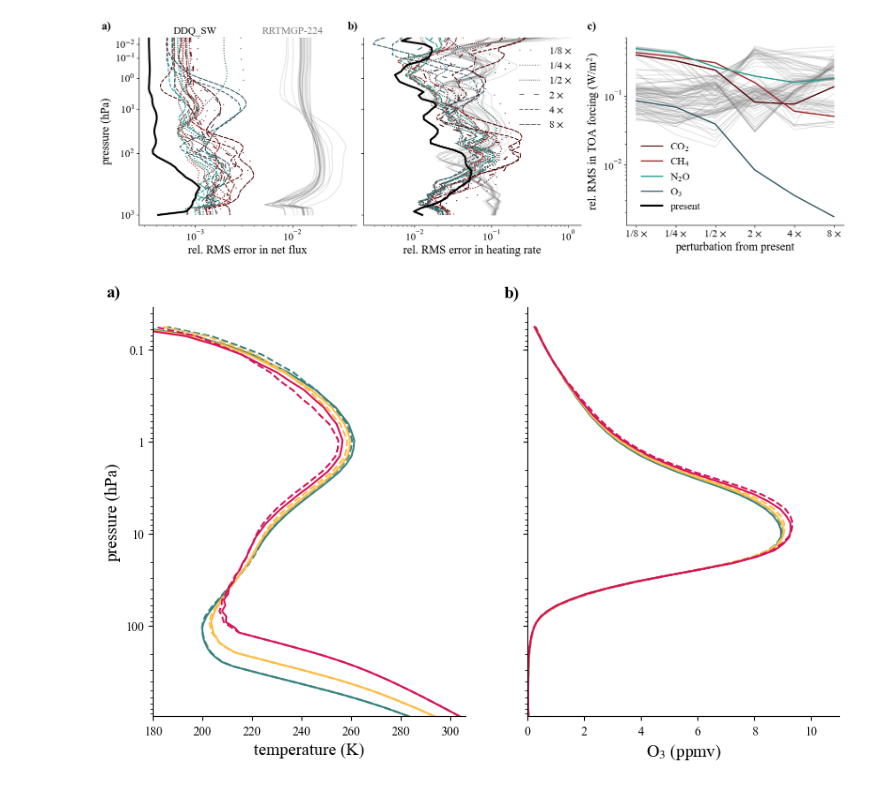
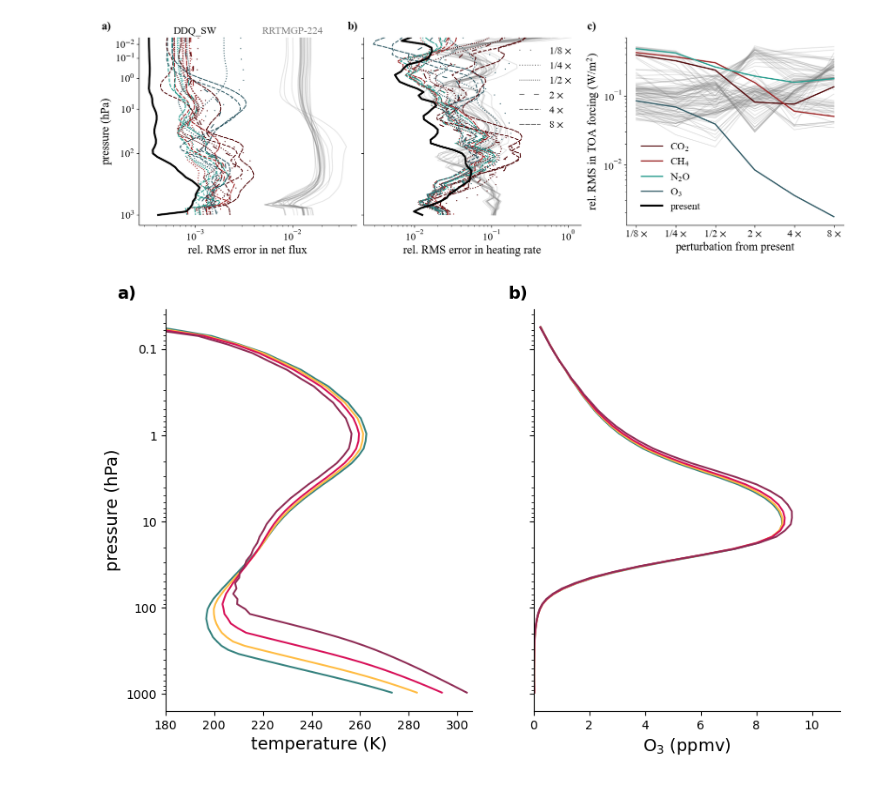
Before and after one commit to pczarnecki/ddq-data-paper, a Jupyter notebook: Generate Figures.ipynb, the cells around one changed output. Saved outputs shown, nothing was run; the diff lists cells and outputs as text; code cells hidden in the pictures.

```diff
--- a/Generate Figures.ipynb
+++ b/Generate Figures.ipynb
@@ -517,12 +522,14 @@ color_cold = "#36827F"
 # %%
 color_array = np.array([color_cold, color_cool, color_warm, color_hot])
 # %%
+## run the quadrature scheme in-line in konrad
+# the same simulation can be done with ARTS using the script konrad_arts_ozone.py
 
 phlev = konrad.utils.get_quadratic_pgrid(top_pressure=5, num=64)
 atmosphere = konrad.atmosphere.Atmosphere(phlev)
 quad_atmosphere = konrad.atmosphere.Atmosphere(phlev)
 
-Ts_array = np.array([285, 295, 305])
+Ts_array = np.array([275, 285, 295, 305])
 
 final_temps_ddq = np.zeros((len(Ts_array), len(quad_atmosphere["plev"])))
 final_ozone_ddq = np.zeros((len(Ts_array), len(quad_atmosphere["plev"])))
@@ -531,7 +538,7 @@ final_ozone_arts = np.zeros((len(Ts_array), len(quad_atmosphere["plev"])))
 
 
 for idx, Ts in enumerate(Ts_array):
-
+    """
     quad = konrad.RCE(
         quad_atmosphere,
         surface=konrad.surface.FixedTemperature(temperature=Ts),  # Run with a fixed surface temperature.
@@ -544,13 +551,8 @@ for idx, Ts in enumerate(Ts_array):
 
     final_temps_ddq[idx, :] = quad.atmosphere["T"][-1]
     final_ozone_ddq[idx, :] = quad.atmosphere["O3"][-1]
-
+    """
     arts_atmosphere = konrad.atmosphere.Atmosphere.from_netcdf('files/arts_output' + str(Ts) + '_ozone.nc')
-    arts_surface = konrad.surface.FixedTemperature.from_netcdf('files/arts_output' + str(Ts) + '_ozone.nc')
-    arts_class = konrad.radiation.arts.ARTS()
-    konrad.radiation.arts.ARTS.calc_radiation(arts_class, arts_atmosphere, arts_surface, konrad.cloud.ClearSky)
-    konrad.radiation.arts.ARTS.update_heatingrates(arts_class, arts_atmosphere, arts_surface)
-    arts_radiation = arts_class.data_vars
 
     final_temps_arts[idx, :] = arts_atmosphere["T"][-1]
     final_ozone_arts[idx, :] = arts_atmosphere["O3"][-1]
@@ -559,39 +561,42 @@ fig, (ax0, ax1) = plt.subplots(ncols=2, sharey=True, figsize = (10, 6))
 
 for idx in range(len(Ts_array)):
 
-    l, = plots.profile_p_log(quad.atmosphere["plev"], final_temps_ddq[idx, :], ax=ax0, linestyle = 'dashed', color = color_array[idx])
+    #l, = plots.profile_p_log(quad.atmosphere["plev"], final_temps_ddq[idx, :], ax=ax0, linestyle = 'dashed', color = color_array[idx])
     l, = plots.profile_p_log(arts_atmosphere["plev"], final_temps_arts[idx, :], ax=ax0, color = color_array[idx])
 
     ax0.set_xlabel(r"temperature (K)", fontsize = 14)
     ax0.set_xlim(180, 306)
     ax0.set_ylabel("pressure (hPa)", fontsize = 14)
-    ax0.set_ylim(bottom=quad.atmosphere["plev"].max())
-
+    #ax0.set_ylim(bottom=quad.atmosphere["plev"].max())
+    """
     plots.profile_p_log(
         quad.atmosphere["plev"],
         final_ozone_ddq[idx, :] * 1e6,
         label="DDQ",
         ax=ax1,
         linestyle = 'dashed',
         color = color_array[idx],
     )
-
+    """
     plots.profile_p_log(
         arts_atmosphere["plev"],
         final_ozone_arts[idx, :] * 1e6,
         label= "ARTS",
         ax=ax1,
         color = color_array[idx],
     )
 
     ax1.set_xlabel(r"$\rm O_3$ (ppmv)", fontsize = 14)
     ax1.set_xlim(0, 11)
     #ax1.legend(title=r"$T_\mathrm{s}$", fontsize="x-small")
     sns.despine()
 
 fig.text(0.08, 0.9, 'a)', color = 'black', horizontalalignment = 'center', fontsize = 14, weight = 'bold')
 fig.text(0.53, 0.9, 'b)', color = 'black', horizontalalignment = 'center', fontsize = 14, weight = 'bold')
 
+ax1.plot([], [], '--', color = 'grey', label = 'DDQ')
+ax1.plot([], [], color = 'grey', label = 'line-by-line ARTS')
+
 plt.show()
 # %% [output]
-[figure, old version]
+[figure, new version]
```
Also changed, not shown: parts of 1 cell of this notebook, 8 other files.
